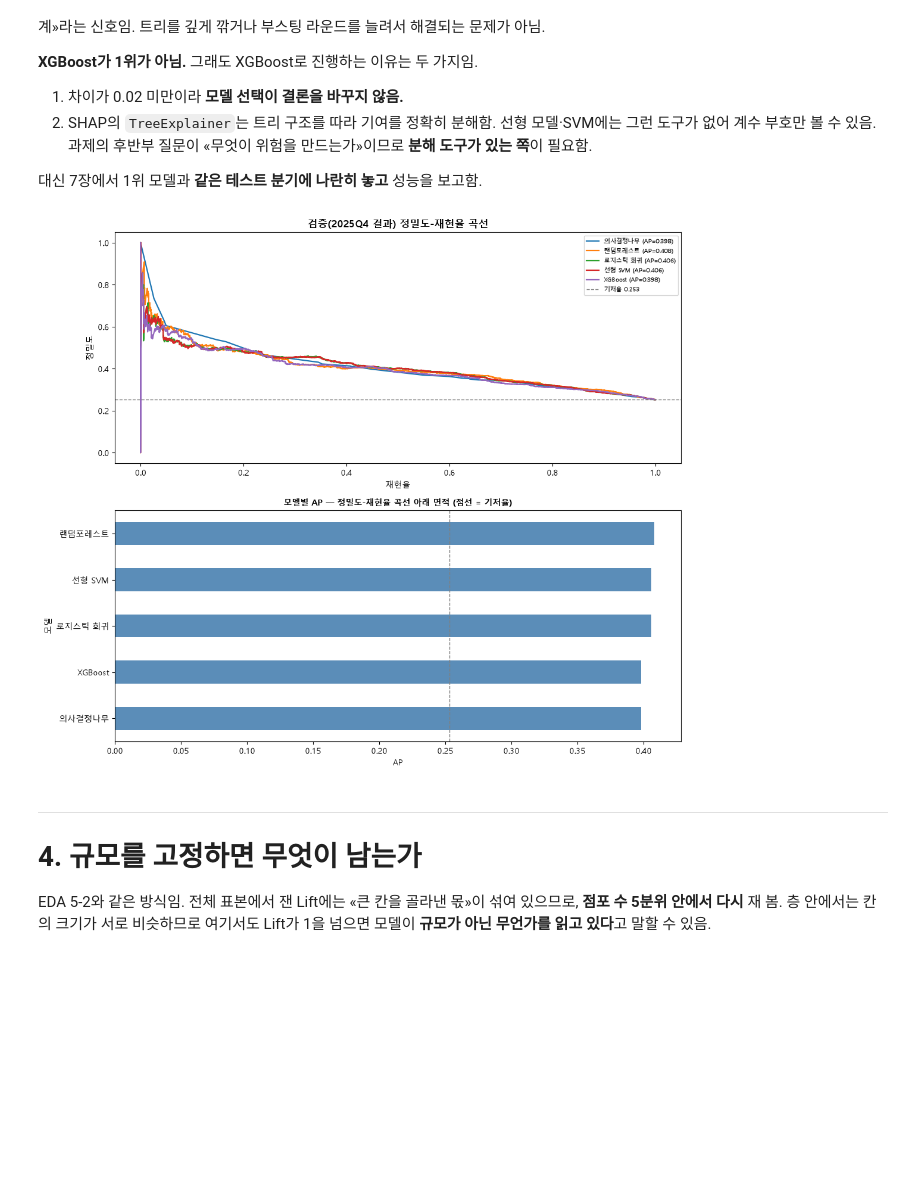
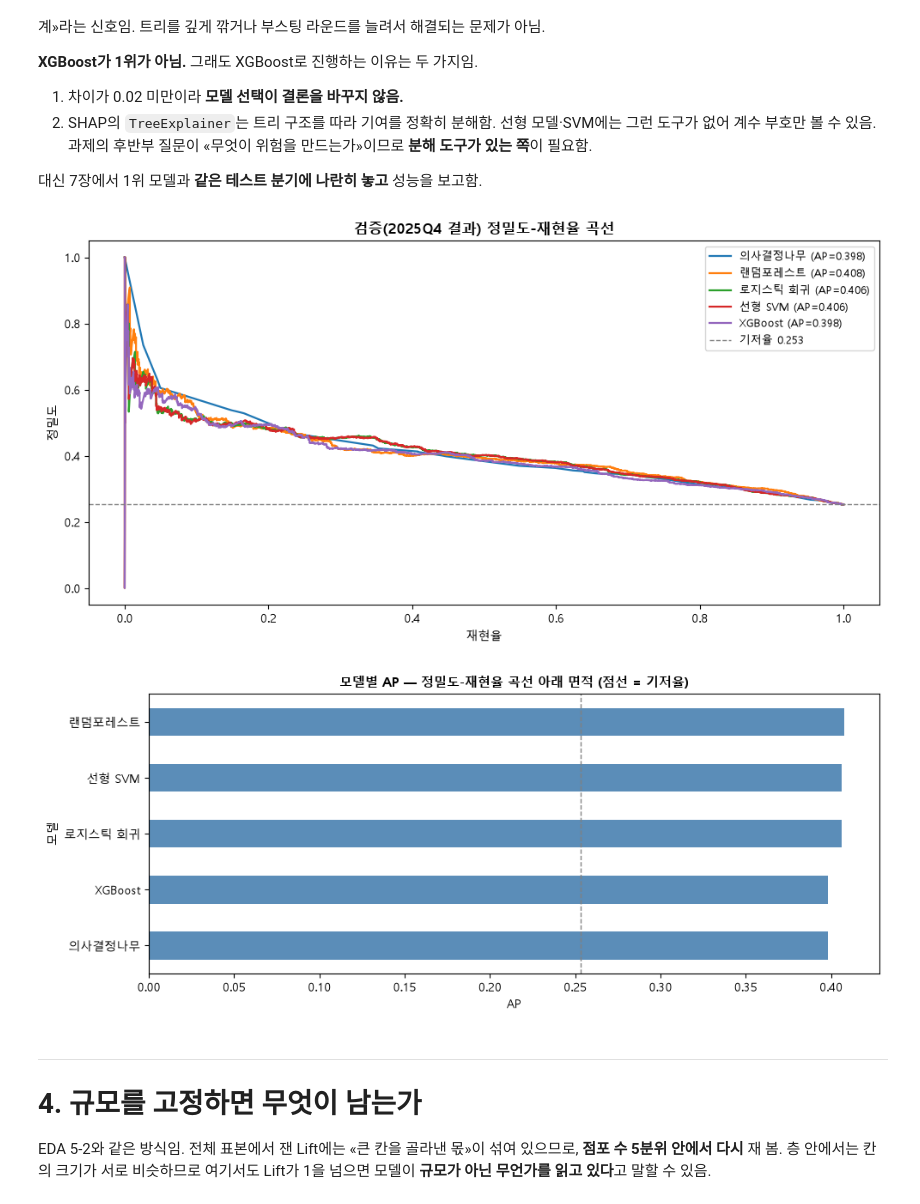
Before and after one commit to d97610-cloud/ai-data-bootcamp, a Jupyter notebook: MLProject/상권_폐업위험_모델링.ipynb, the cells around one changed output. Cells and saved outputs as stored; diff of their text form; code cells hidden in the pictures; blank space fills up the shorter version.

```diff
--- a/MLProject/상권_폐업위험_모델링.ipynb
+++ b/MLProject/상권_폐업위험_모델링.ipynb
@@ -305,22 +305,25 @@ print(f"참고: 전부 0으로 찍어도 정확도는 {1-yva.mean():.1%} 임 —
 
 대신 7장에서 1위 모델과 **같은 테스트 분기에 나란히 놓고** 성능을 보고함.
 # %%
-fig, ax = plt.subplots(2, 1, figsize=(11, 9.5))
+fig, ax = plt.subplots(figsize=(10, 5.2)); ax = [ax]
 for name, (mdl, mode) in fitted.items():
     s = score_of(mdl, Xva_f if mode == "fill" else Xva)
     pr, rc, _ = precision_recall_curve(yva, s)
     ax[0].plot(rc, pr, lw=1.6, label=f"{name} (AP={average_precision_score(yva,s):.3f})")
 ax[0].axhline(yva.mean(), ls="--", c="gray", lw=1, label=f"기저율 {yva.mean():.3f}")
 ax[0].set_xlabel("재현율"); ax[0].set_ylabel("정밀도")
-ax[0].set_title("검증(2025Q4 결과) 정밀도-재현율 곡선", weight="bold"); ax[0].legend(fontsize=7.5)
+ax[0].set_title("검증(2025Q4 결과) 정밀도-재현율 곡선", weight="bold"); ax[0].legend(fontsize=9)
+plt.tight_layout(); plt.savefig(FIG / "model_pr.png", dpi=130); plt.show()
 
+fig, ax = plt.subplots(figsize=(10, 4.2)); ax = [None, ax]
 CMP["AP"].sort_values().plot.barh(ax=ax[1], color="#5b8db8")
 ax[1].axvline(yva.mean(), ls="--", c="gray", lw=1)
 ax[1].set_title("모델별 AP — 정밀도-재현율 곡선 아래 면적 (점선 = 기저율)",
-                weight="bold", fontsize=10); ax[1].set_xlabel("AP")
+                weight="bold", fontsize=11); ax[1].set_xlabel("AP")
 plt.tight_layout(); plt.savefig(FIG / "model_compare.png", dpi=130); plt.show()
 # %% [output]
-[figure, old version]
+[figure, new version]
+[figure, added]
 # %% [markdown]
 ---
 # 4. 규모를 고정하면 무엇이 남는가
```
Also changed, not shown: parts of 3 cells of this notebook, 5 other files.
